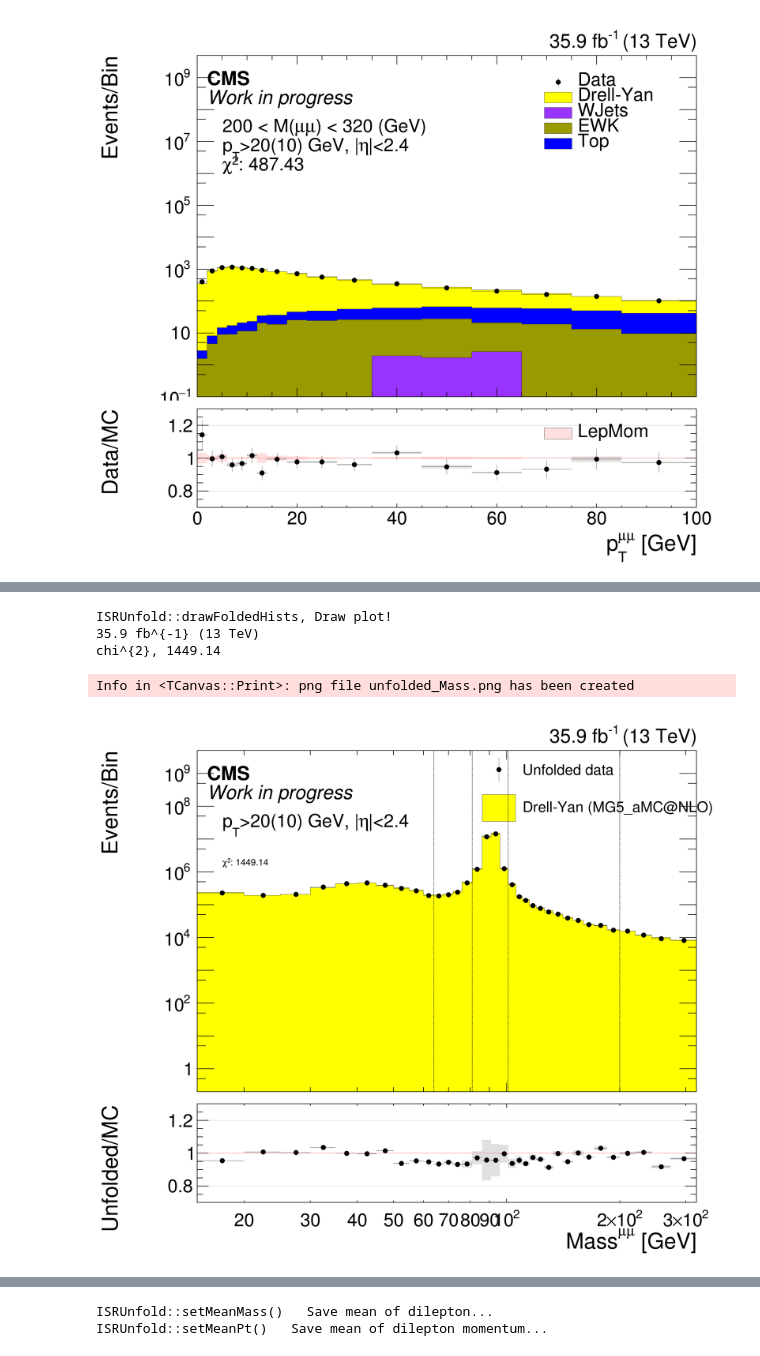
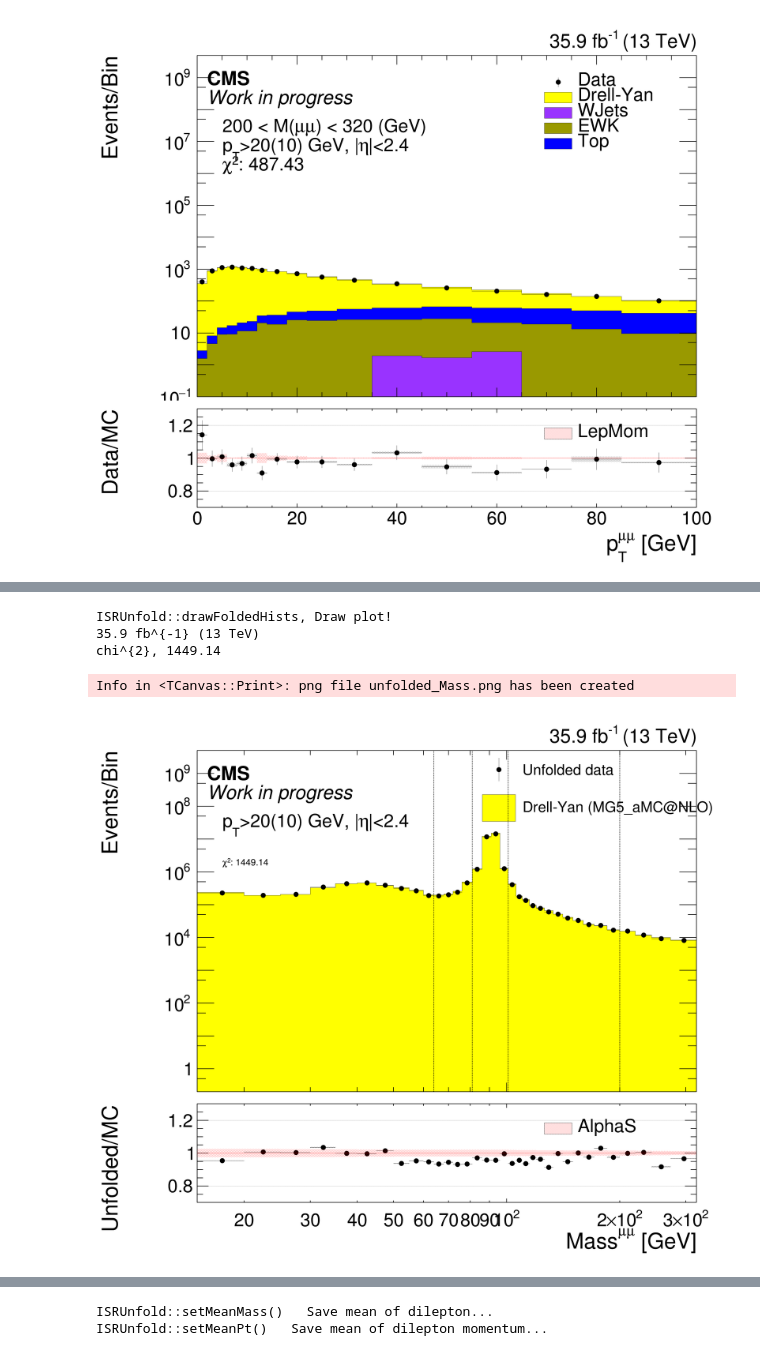
Before and after one commit to jhkim06/ISRAnalysis, a Jupyter notebook: ISR_analysis_v2.ipynb, the cells around one changed output, grey strips where cells are left out. Saved outputs shown, nothing was run; the diff lists cells and outputs as text; code cells hidden in the pictures.

```diff
--- a/ISR_analysis_v2.ipynb
+++ b/ISR_analysis_v2.ipynb
@@ -228,12 +230,12 @@ Info in <TCanvas::Print>: png file detector_Mass_FineCoarseLepMom.png has been c
 #for massBin in range(0,5):
 #    detUnfold_muon_2016.drawDetPlot("Pt_1D", "Detector_M_"+str(massBin), "", True, "AlphaS", "DiPt_M"+str(massBin)+"1GeVBin", massBin)
 # %%
-detUnfold_muon_2016.drawUnfPlot("Mass", "mass[UO];pt[UOC0]", True, "LepMom")
+detUnfold_muon_2016.drawUnfPlot("Mass", "mass[UO];pt[UOC0]", True, "AlphaS")
 # %% [output]
 ISRUnfold::drawFoldedHists, Draw plot!
 35.9 fb^{-1} (13 TeV)
 chi^{2}, 1449.14
 Info in <TCanvas::Print>: png file unfolded_Mass.png has been created
-[figure, old version]
+[figure, new version]
 # %%
 for massBin in range(5):
```
Also changed, not shown: parts of 5 cells of this notebook, 2 other files.
